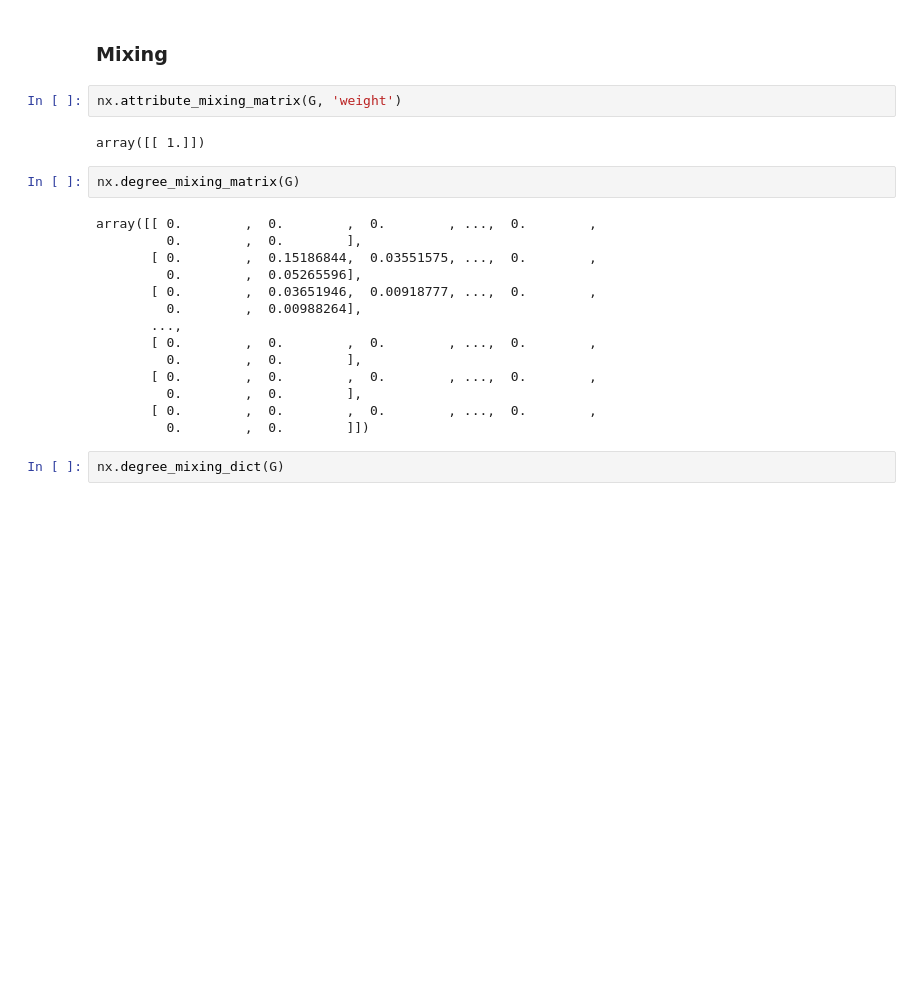
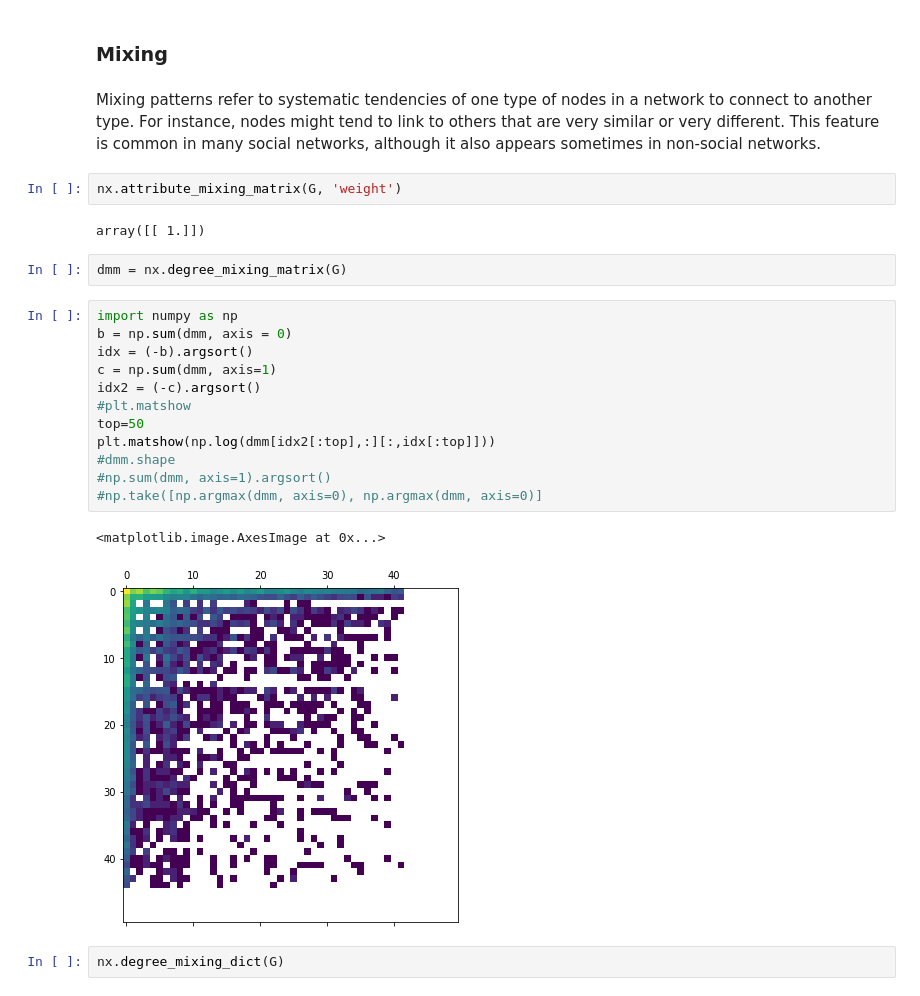
Before and after one commit to makrai/TextBetweenness, a Jupyter notebook: explor_coocc_graph.ipynb, the cells around one changed output. Saved outputs shown, nothing was run; the diff lists cells and outputs as text; blank space fills up the shorter version.

```diff
--- a/explor_coocc_graph.ipynb
+++ b/explor_coocc_graph.ipynb
@@ -656,26 +653,29 @@ plot_avg_deg_conn(nx.k_nearest_neighbors(G, weight='weight'))
 [figure]
 # %% [markdown]
 ### Mixing
+# %% [markdown]
+Mixing patterns refer to systematic tendencies of one type of nodes in a network to connect to another type. For instance, nodes might tend to link to others that are very similar or very different. This feature is common in many social networks, although it also appears sometimes in non-social networks.
 # %%
 nx.attribute_mixing_matrix(G, 'weight')
 # %% [output]
 array([[ 1.]])
 # %%
-nx.degree_mixing_matrix(G)
+dmm = nx.degree_mixing_matrix(G)
-# %% [output]
-array([[ 0.        ,  0.        ,  0.        , ...,  0.        ,
-         0.        ,  0.        ],
-       [ 0.        ,  0.15186844,  0.03551575, ...,  0.        ,
-         0.        ,  0.05265596],
-       [ 0.        ,  0.03651946,  0.00918777, ...,  0.        ,
-         0.        ,  0.00988264],
-       ...,
-       [ 0.        ,  0.        ,  0.        , ...,  0.        ,
-         0.        ,  0.        ],
-       [ 0.        ,  0.        ,  0.        , ...,  0.        ,
-         0.        ,  0.        ],
-       [ 0.        ,  0.        ,  0.        , ...,  0.        ,
-         0.        ,  0.        ]])
+# %%
+import numpy as np
+b = np.sum(dmm, axis = 0)
+idx = (-b).argsort()
+c = np.sum(dmm, axis=1)
+idx2 = (-c).argsort()
+#plt.matshow
+top=50
+plt.matshow(np.log(dmm[idx2[:top],:][:,idx[:top]]))
+#dmm.shape
+#np.sum(dmm, axis=1).argsort()
+#np.take([np.argmax(dmm, axis=0), np.argmax(dmm, axis=0)]
+# %% [output]
+<matplotlib.image.AxesImage at 0x...>
+[figure, added]
 # %%
 nx.degree_mixing_dict(G)
 # %% [output]
```
Also changed, not shown: parts of 38 cells of this notebook.
